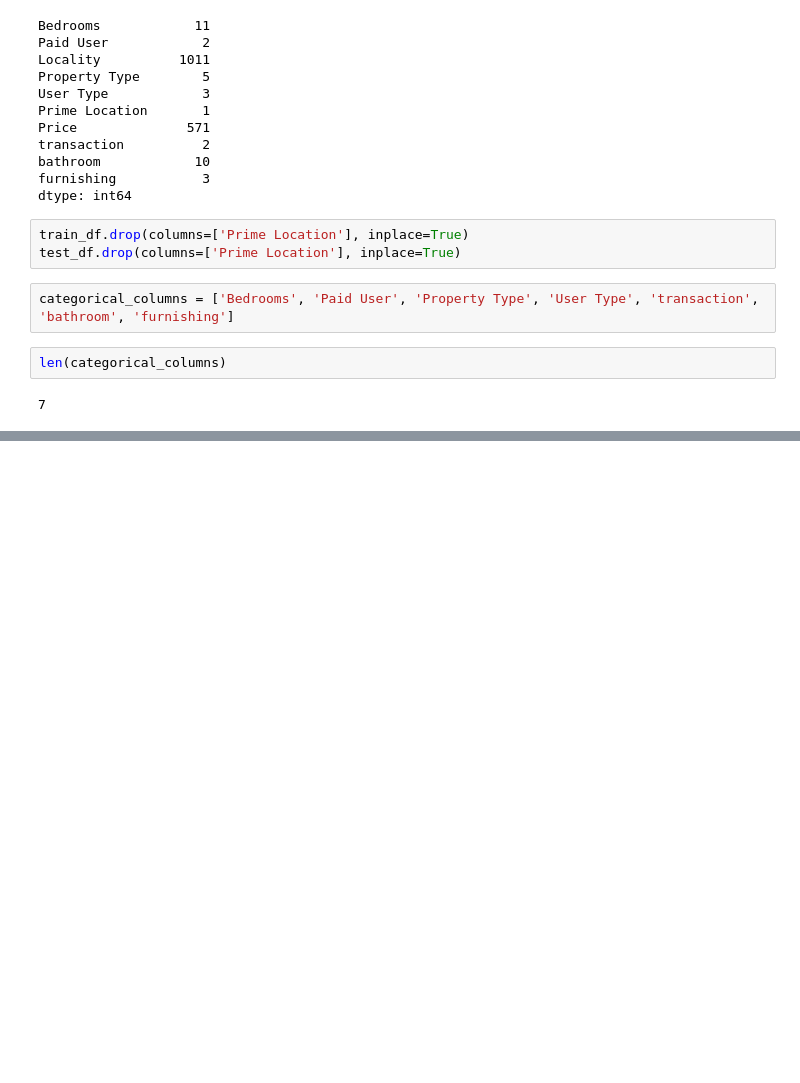
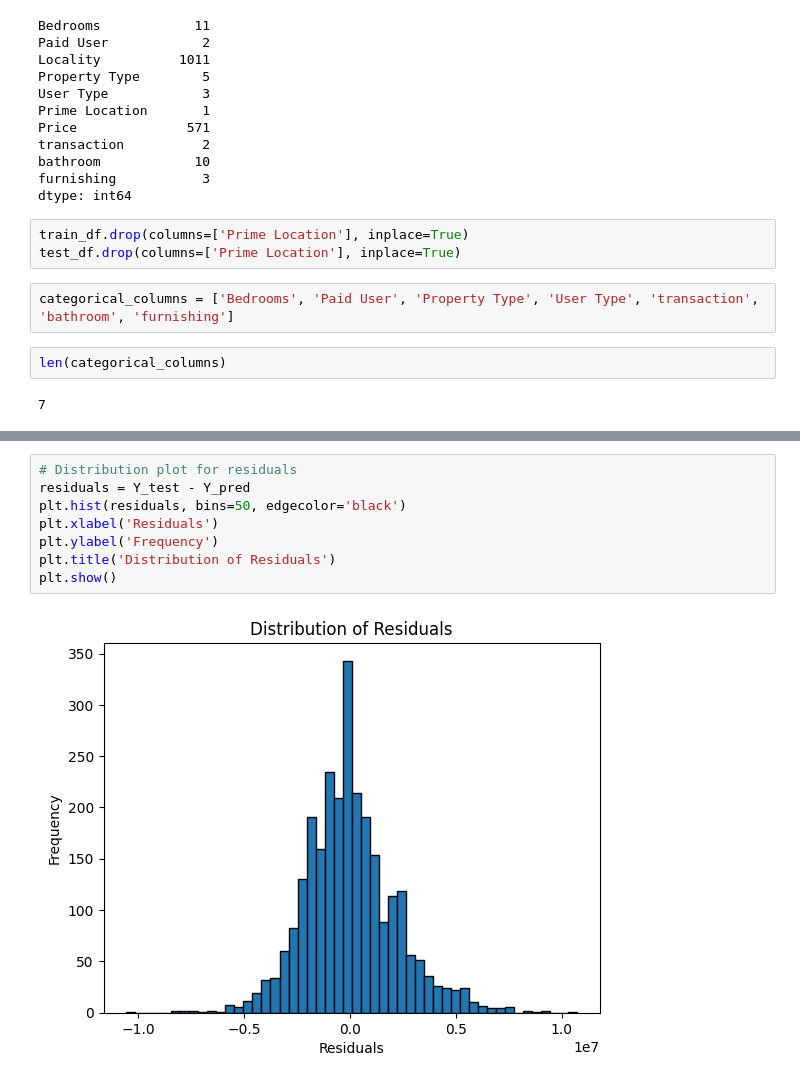
Before and after one commit to vercetti322/EstateVerse-Base-Model, a Jupyter notebook: model.ipynb, the cells around one changed output, grey strips where cells are left out. Drawn from its saved outputs; the diff is of its cells as text; blank space fills up the shorter version.

```diff
--- a/model.ipynb
+++ b/model.ipynb
@@ -257,0 +603,10 @@ len(categorical_columns)
+# %%
+# Distribution plot for residuals
+residuals = Y_test - Y_pred
+plt.hist(residuals, bins=50, edgecolor='black')
+plt.xlabel('Residuals')
+plt.ylabel('Frequency')
+plt.title('Distribution of Residuals')
+plt.show()
+# %% [output]
+[figure, added]
```
Also changed, not shown: parts of 36 cells of this notebook, 1 other file.
